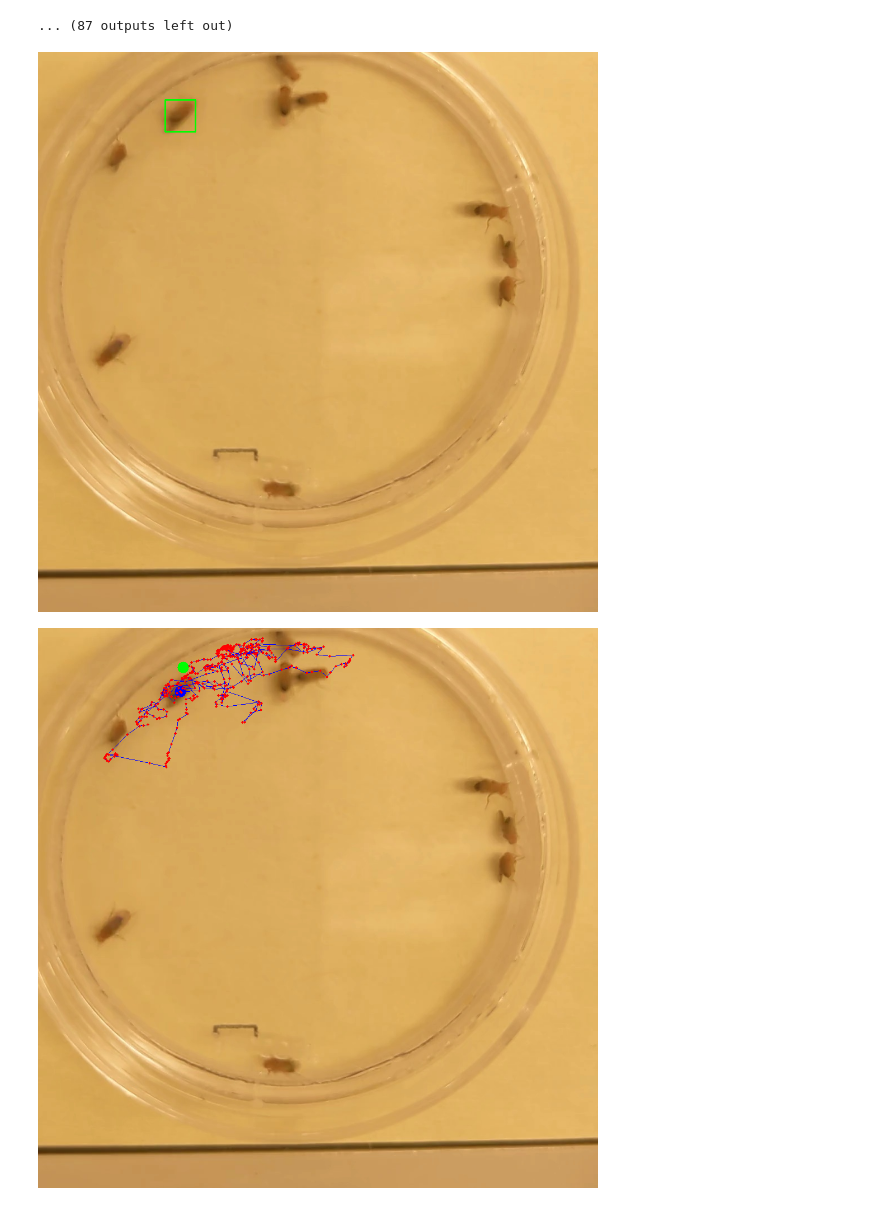
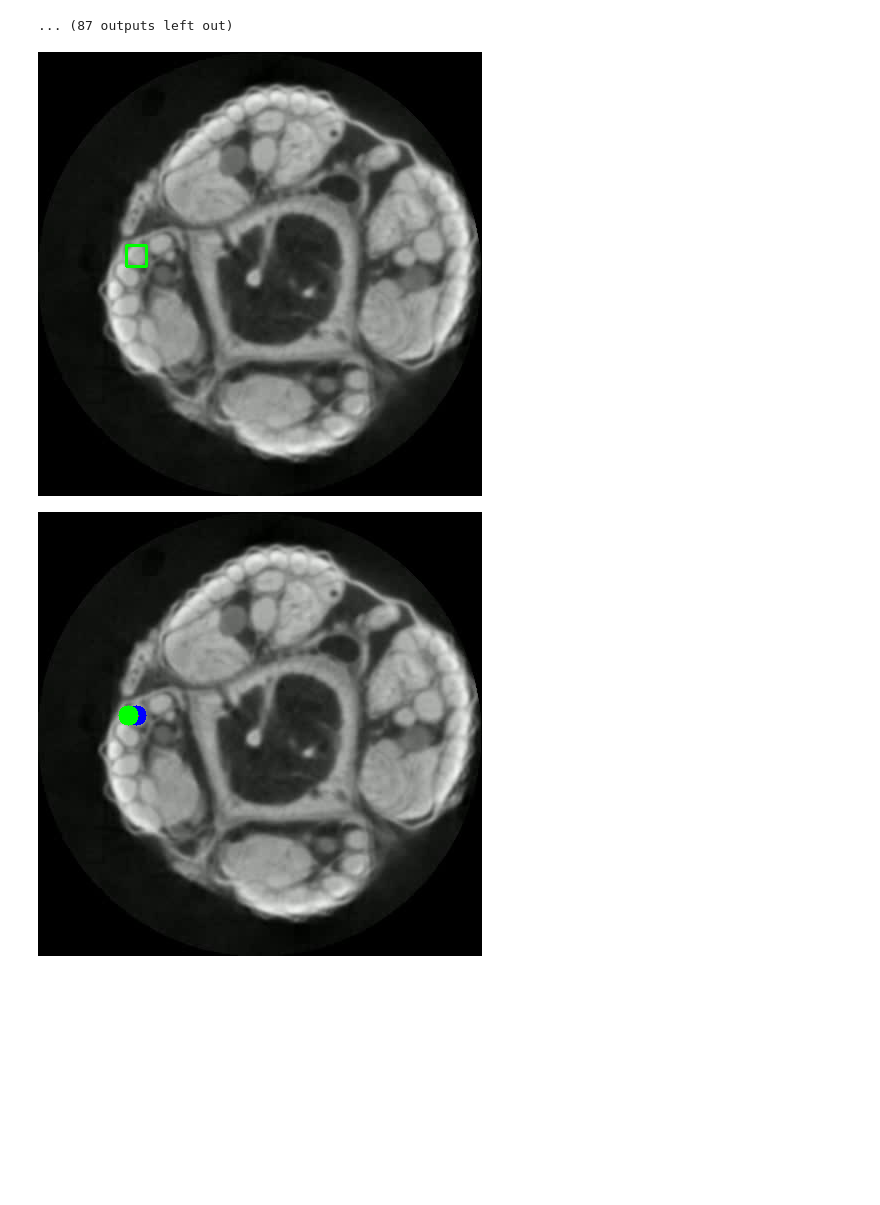
Before and after one commit to Aneesha-Shr/Fiber-Image-Tracking, a Jupyter notebook: Fiber_Tracking.ipynb, the cells around one changed output. Saved outputs shown, nothing was run; the diff lists cells and outputs as text; code cells hidden in the pictures; blank space fills up the shorter version.

```diff
--- a/Fiber_Tracking.ipynb
+++ b/Fiber_Tracking.ipynb
@@ -180,5 +153,13 @@ END_IDX = 100
+# %%
+SOURCE_IMAGES = '/content/Fiber-Image-Tracking/IO Fiber Tracking/Input Folder'
+SOURCE_VIDEO =  '/content/Fiber-Image-Tracking/IO Fiber Tracking/Input Folder/Input_Video.mp4'
+tiff_To_video(SOURCE_IMAGES, SOURCE_VIDEO, 10, 0)
+# %%
+SCALE_FACTOR = 1
+START_IDX = 0
+END_IDX = len([img for img in os.listdir(SOURCE_IMAGES) if (os.path.isfile(os.path.join(SOURCE_IMAGES, img)) and (img.endswith(".tif") or img.endswith(".tiff")))])
 # %%
-SOURCE_FRAMES = Path(HOME) / Path(SOURCE_VIDEO).stem
+SOURCE_FRAMES = Path(HOME) / Path('/content/Fiber-Image-Tracking/IO Fiber Tracking/Output Folder')
 SOURCE_FRAMES.mkdir(parents=True, exist_ok=True)
 
 frames_generator = sv.get_video_frames_generator(SOURCE_VIDEO, start=START_IDX, end=END_IDX)
@@ -193,7 +174,7 @@ with images_sink:
         frame = sv.scale_image(frame, SCALE_FACTOR)
         images_sink.save_image(frame)
 
-TARGET_VIDEO = Path(HOME) / f"Output Video.mp4"
+TARGET_VIDEO =  Path(HOME) / '/content/Fiber-Image-Tracking/IO Fiber Tracking/Output Folder/Output_Video.mp4'
 SOURCE_FRAME_PATHS = sorted(sv.list_files_with_extensions(SOURCE_FRAMES.as_posix(), extensions=["jpeg"]))
 # %%
 inference_state = sam2_model.init_state(video_path=SOURCE_FRAMES.as_posix())
@@ -343,16 +323,16 @@ for frame_idx, object_ids, mask_logits in sam2_model.propagate_in_video(inferenc
 # %%
 from google.colab.patches import cv2_imshow
 
-frame = cv2.imread('/content/injured_1/00000.jpeg')
+frame = cv2.imread('/content/Fiber-Image-Tracking/IO Fiber Tracking/Output Folder/00000.jpeg')
 
 if frame is not None and len(target_0) > 0:
     x1, y1, x2, y2 = target_0[0].astype(int)
     cv2.rectangle(frame, (x1, y1), (x2, y2), (0, 255, 0), 2) # Draw green rectangle
     cv2_imshow(frame)  # Display the frame
 else:
     print("Error: Could not read frame or target_0 is empty.")
 # %% [output]
-[figure, old version]
+[figure, new version]
 # %%
 center_target_0 = [(int((target_0_i[0] + target_0_i[2]) / 2), int((target_0_i[1] + target_0_i[3]) / 2)) for target_0_i in target_0]
 center_target_1 = [(int((target_1_i[0] + target_1_i[2]) / 2), int((target_1_i[1] + target_1_i[3]) / 2)) for target_1_i in target_1]
@@ -361,7 +341,7 @@ center_target_2 = [(int((target_2_i[0] + target_2_i[2]) / 2), int((target_2_i[1]
 # Sample sequence of locations (x, y)
 locations = center_target_0
 
-background_image = cv2.imread('/content/injured_1/00000.jpeg')
+background_image = cv2.imread('/content/Fiber-Image-Tracking/IO Fiber Tracking/Output Folder/00000.jpeg')
 
 cv2.circle(background_image, locations[0], radius=10, color=(255, 0, 0), thickness=-1)
 
@@ -379,4 +359,4 @@ cv2_imshow(background_image)
 # Save the result if needed
 # cv2.imwrite("trace_of_movement.png", background_image)
 # %% [output]
-[figure, old version]
+[figure, new version]
```
Also changed, not shown: parts of 16 cells of this notebook.
